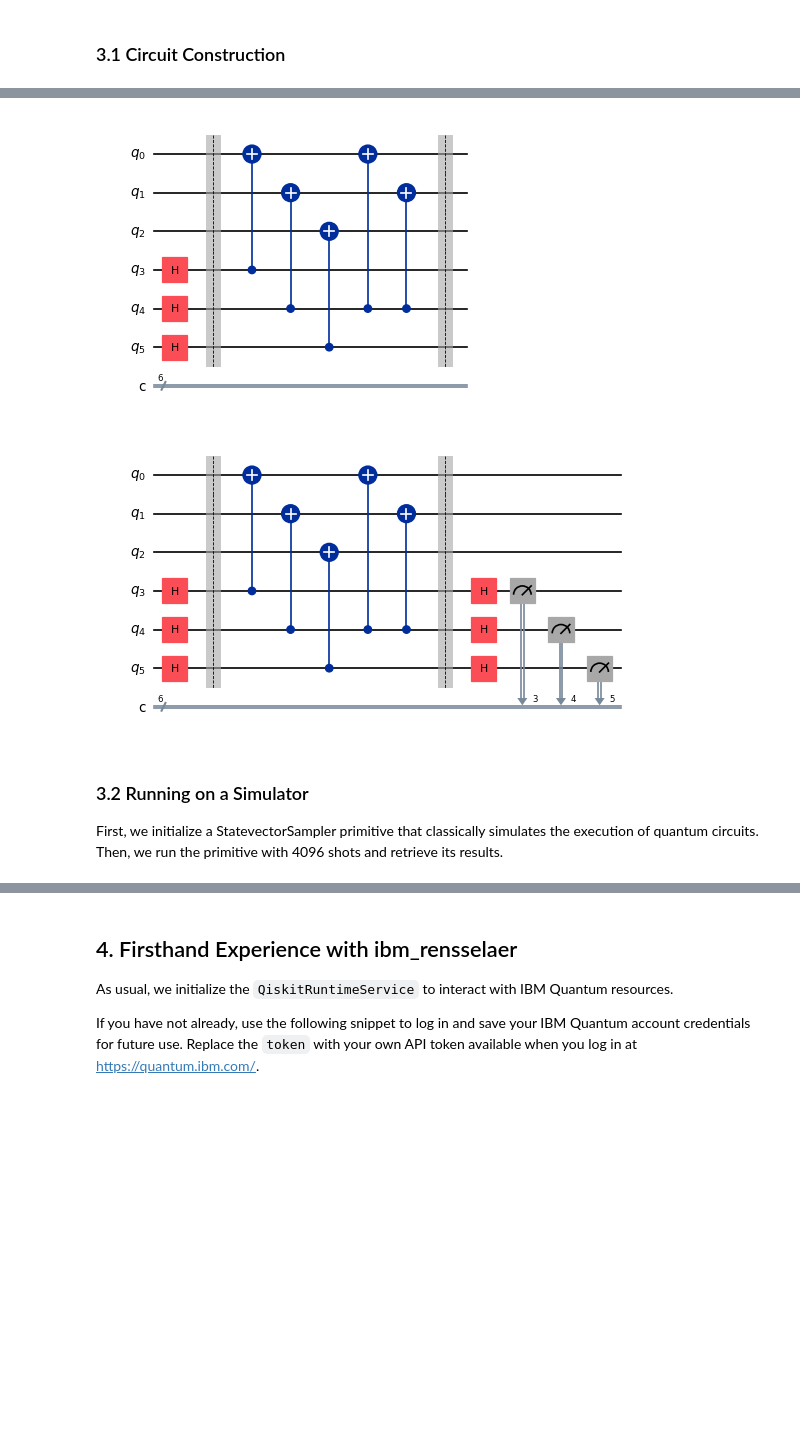
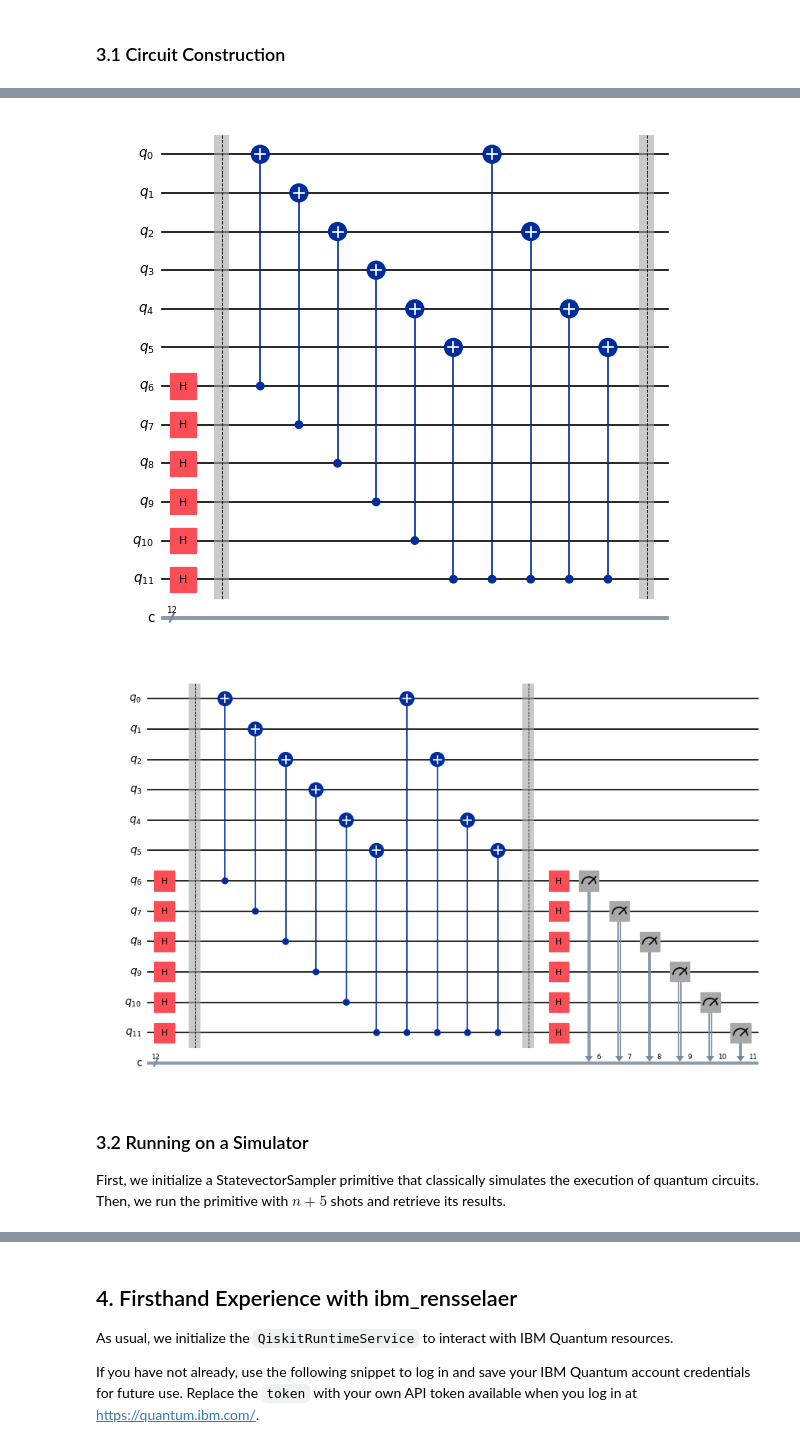
Before and after one commit to YangletLiu/quantum-education-modules, a Jupyter notebook: Modules/Algorithms/Simons/simons.ipynb, the cells around one changed output, grey strips where cells are left out. Drawn from its saved outputs; the diff is of its cells as text; code cells hidden in the pictures; blank space fills up the shorter version.

```diff
--- a/Modules/Algorithms/Simons/simons.ipynb
+++ b/Modules/Algorithms/Simons/simons.ipynb
@@ -113,7 +150,7 @@ from qiskit import QuantumCircuit
 
 # Preprocessing
 # Select a secret bit string
-s = '110'
+s = '110101'
 
 # Number of qubits to represent s
 num_qubits = num_bits = len(s)
@@ -132,48 +169,43 @@ qc.draw(output="mpl", scale=0.6)
 # %%
 # Oracle
 # Reverse s to fit Qiskit's qubit ordering (bottom up 110101 -> top down 101011)
 reverse_s = s[::-1]
 
 flag_bit = reverse_s.find("1")
 
 # |x>|0> -> |x>|x>
-# for q in range(num_qubits):
-#     qc.cx(q, q + num_qubits)
+# Copy input to output
 for q in range(num_qubits):
     qc.cx(q + num_qubits, q)
 
 # |x> -> |x ⊕ s>
-# if flag_bit != -1:
-#     for q in range(num_qubits):
-#         if reverse_s[q] == '1':
-#             qc.cx(flag_bit, q + num_qubits)
-
+# If there is a found chosen flag bit, apply CNOT with flag as control and
 if flag_bit != -1:
     for q in range(num_qubits):
-        if s[q] == '1':
+        if reverse_s[q] == '1':
             qc.cx(2 * num_qubits - (flag_bit + 1), q)
 
 qc.barrier()
 
 qc.draw(output="mpl", scale=0.6)
 # %% [output]
-[figure, old version]
+[figure, new version]
 # %%
 # Post processing and measurement
 # Apply Hadamards to all input qubits
 qc.h(range(num_qubits, 2 * num_qubits))
 
-# Measure all qubits
+# Measure input qubits
 for q in range(num_qubits, 2 * num_qubits):
     qc.measure(q, q)
 
 qc.draw(output="mpl", scale=0.6)
 # %% [output]
-[figure, old version]
+[figure, new version]
 # %% [markdown]
 ### 3.2 Running on a Simulator
 
-First, we initialize a StatevectorSampler primitive that classically simulates the execution of quantum circuits. Then, we run the primitive with 4096 shots and retrieve its results.
+First, we initialize a StatevectorSampler primitive that classically simulates the execution of quantum circuits. Then, we run the primitive with $n + 5$ shots and retrieve its results.
 # %%
 # Running on Simulator
 from qiskit.primitives import StatevectorSampler
```
Also changed, not shown: parts of 12 cells of this notebook, 9 other files.
